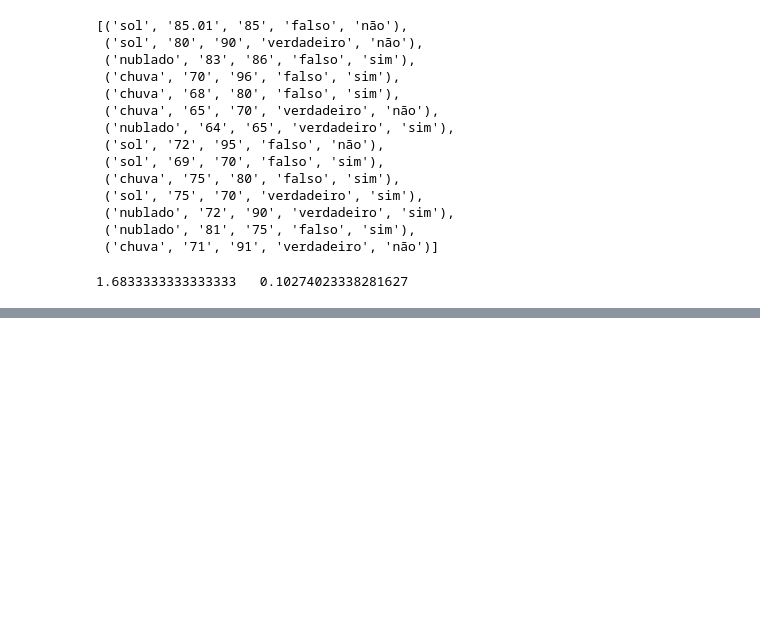
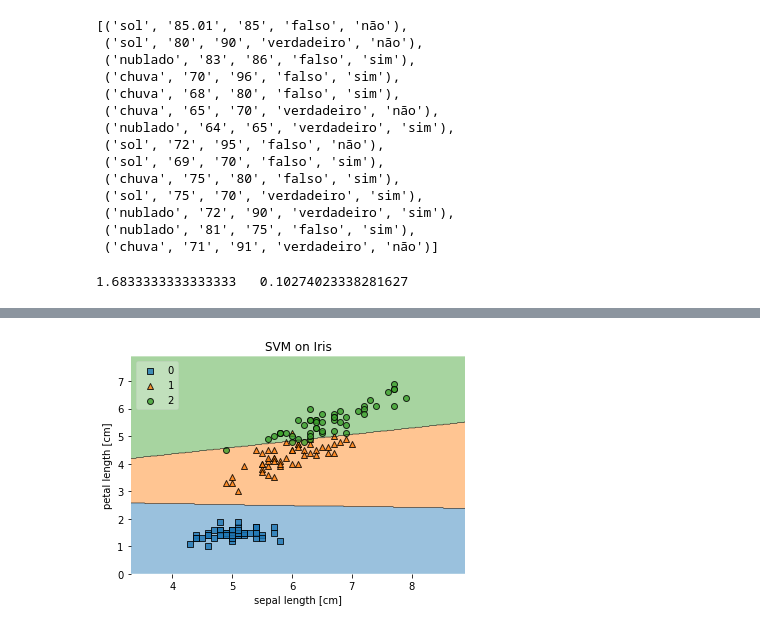
Before and after one commit to mtarcinalli/bayes, a Jupyter notebook: 01_bayes.ipynb, the cells around one changed output, grey strips where cells are left out. Drawn from its saved outputs; the diff is of its cells as text; code cells hidden in the pictures; blank space fills up the shorter version.

```diff
--- a/01_bayes.ipynb
+++ b/01_bayes.ipynb
@@ -362,0 +493,26 @@ tenis2
+# %%
+from mlxtend.plotting import plot_decision_regions
+import matplotlib.pyplot as plt
+from sklearn import datasets
+from sklearn.svm import SVC
+
+# Loading some example data
+iris2 = datasets.load_iris()
+X = iris2.data[:, [0, 2]]
+y = iris2.target
+
+# Training a classifier
+svm = SVC(C=0.5, kernel='linear')
+svm.fit(X, y)
+
+
+# Plotting decision regions
+plot_decision_regions(X, y, clf=svm, legend=2)
+
+# Adding axes annotations
+plt.xlabel('sepal length [cm]')
+plt.ylabel('petal length [cm]')
+plt.title('SVM on Iris')
+plt.show()
+# %% [output]
+[figure, added]
```
Also changed, not shown: parts of 50 cells of this notebook.
